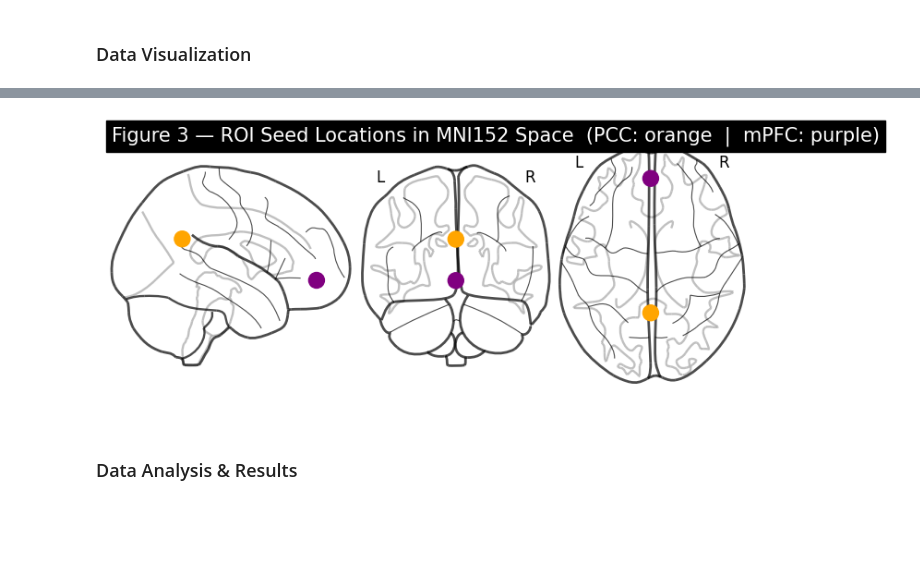
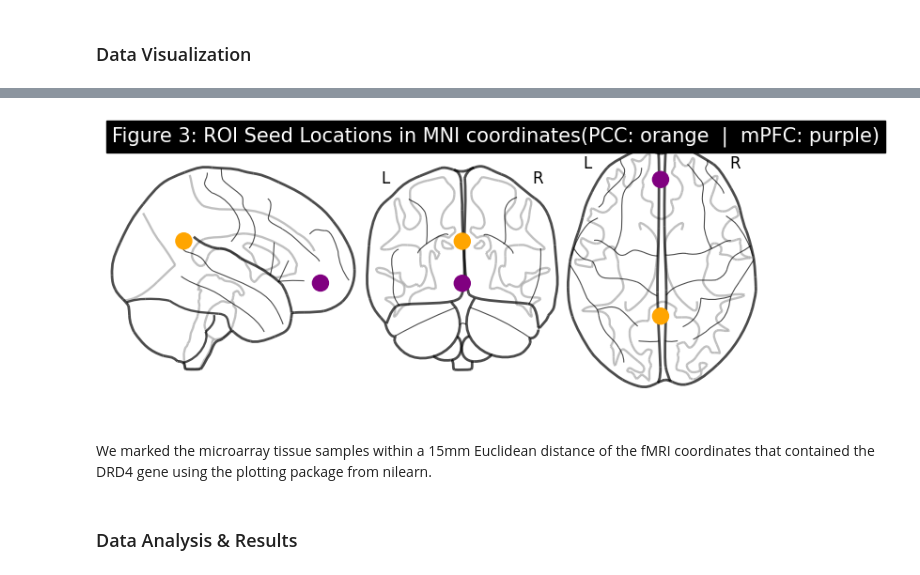
Before and after one commit to brandonmelendezrodr/bipn_finalproject, a Jupyter notebook: final_project_draft1.ipynb, the cells around one changed output, grey strips where cells are left out. Cells and saved outputs as stored; diff of their text form; code cells hidden in the pictures; blank space fills up the shorter version.

```diff
--- a/final_project_draft1.ipynb
+++ b/final_project_draft1.ipynb
@@ -222,28 +244,29 @@ plt.show()
 # %%
+# Figure 3
 # Gemini-Assisted, needed help using nilearn to mark the specific regions of interest, the pcc and the mpfc
 
-# This plot confirms that our MNI seed coordinates sit within anatomically
-# expected DMN territory BEFORE any connectivity is computed.
 node_coords_roi = [(0, -53, 26), (0, 51, -6)]
 node_colors_roi = ['orange', 'purple']   # orange = PCC, purple = mPFC
 
 # Zero adjacency matrix — we are showing node locations only, no edges
 adj_zero = np.array([[0, 0], [0, 0]], dtype=float)
 
 fig, ax = plt.subplots(figsize=(9, 4))
 plotting.plot_connectome(
     adj_zero,
     node_coords_roi,
     node_color=node_colors_roi,
     node_size=150,
-    title='Figure 3 — ROI Seed Locations in MNI152 Space  '
+    title='Figure 3: ROI Seed Locations in MNI coordinates'
           '(PCC: orange  |  mPFC: purple)',
     axes=ax,
     colorbar=False
 )
 plt.show()
 # %% [output]
-[figure, old version]
+[figure, new version]
+# %% [markdown]
+We marked the microarray tissue samples within a 15mm Euclidean distance of the fMRI coordinates that contained the DRD4 gene using the plotting package from nilearn.
 # %% [markdown]
 ### Data Analysis & Results
 # %% [markdown]
```
Also changed, not shown: parts of 29 cells of this notebook.
